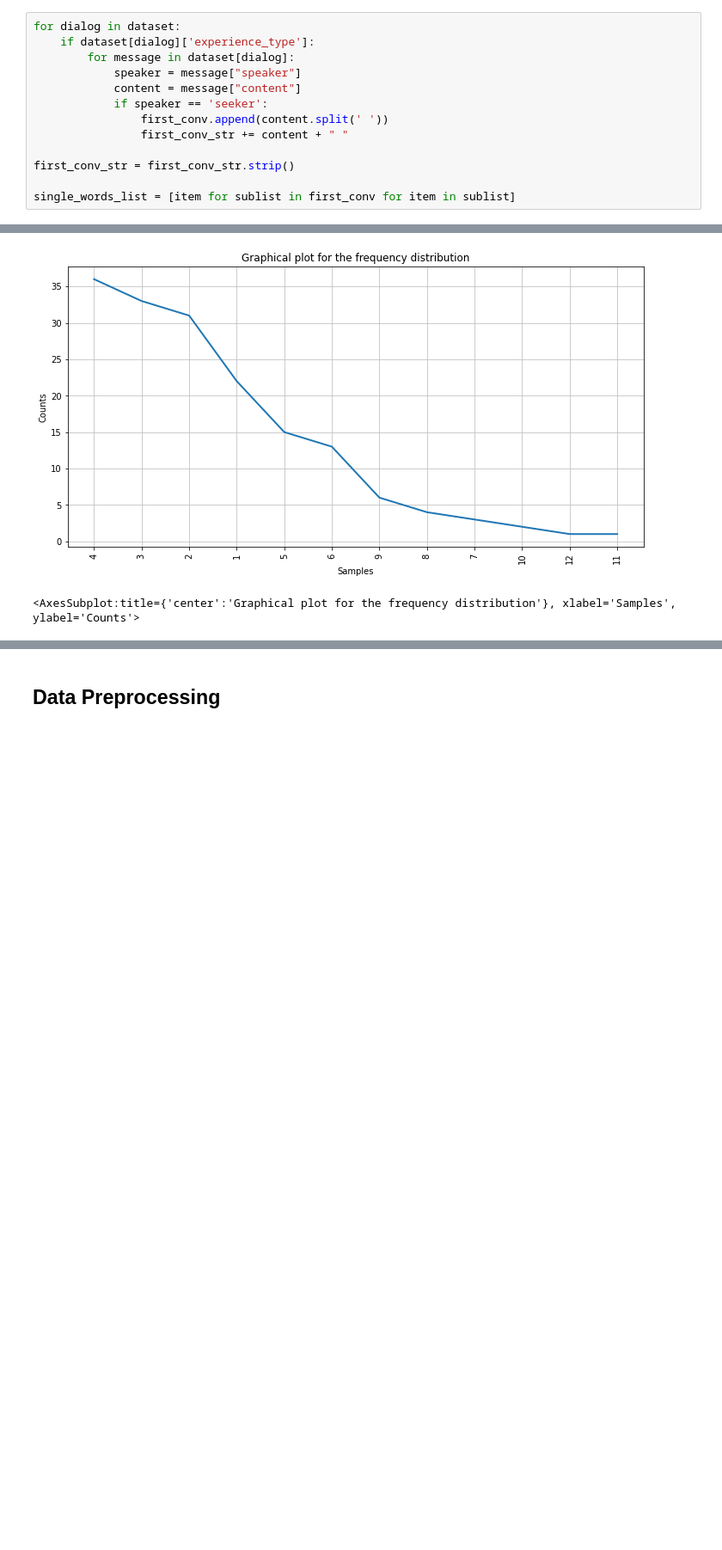
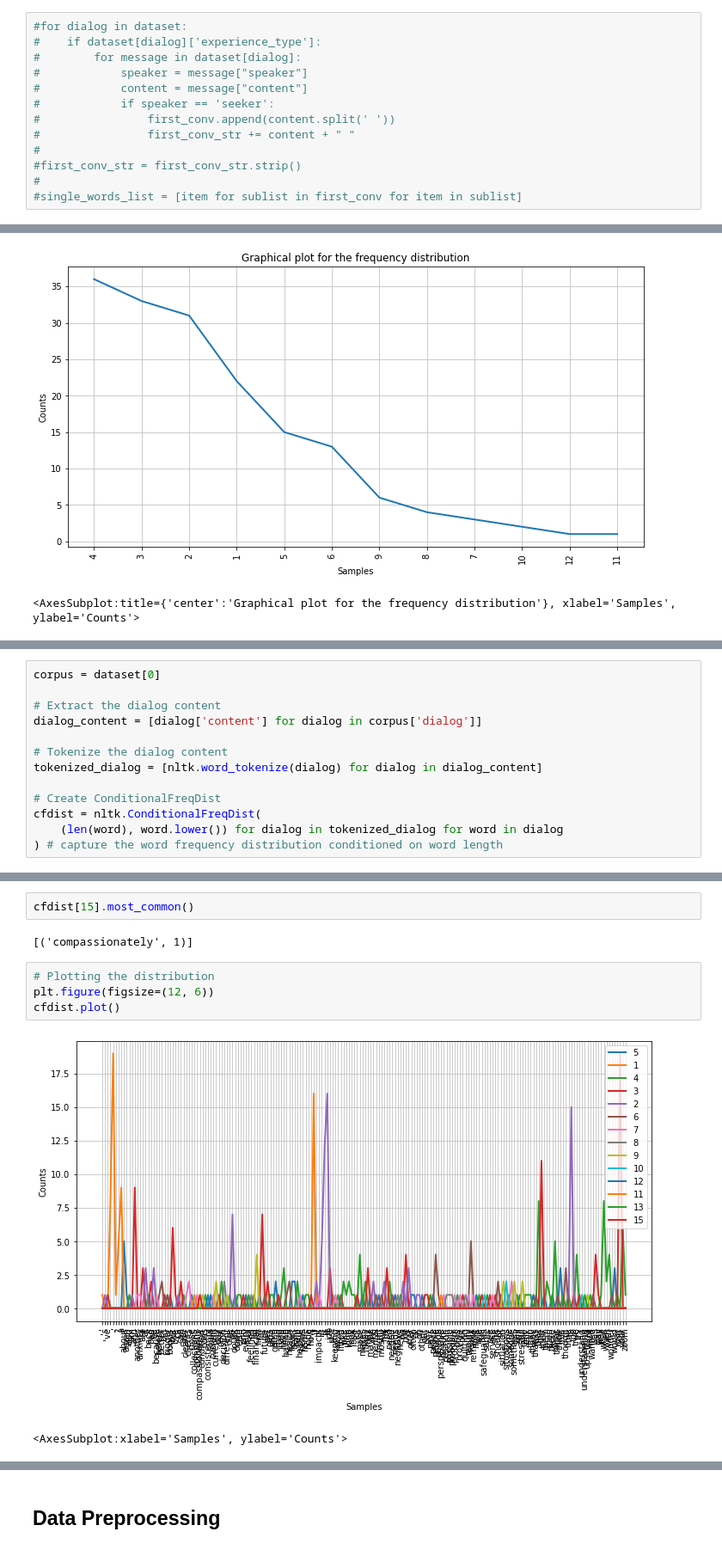
Before and after one commit to JuliaWieczorek/SupportSystem, a Jupyter notebook: SupportSystem.ipynb, the cells around one changed output, grey strips where cells are left out. Shown at 86% size. Drawn from its saved outputs; the diff is of its cells as text; blank space fills up the shorter version.

Commit message:
conditional frequency distribution && unusual words

```diff
--- a/SupportSystem.ipynb
+++ b/SupportSystem.ipynb
@@ -283,18 +283,18 @@ text.dispersion_plot(['I', 'what', 'job', 'Hello']) #za krotka konwersacja?
 # %% [output]
 [figure]
 # %%
-for dialog in dataset:
-    if dataset[dialog]['experience_type']:
-        for message in dataset[dialog]:
-            speaker = message["speaker"]
-            content = message["content"]
-            if speaker == 'seeker':
-                first_conv.append(content.split(' '))
-                first_conv_str += content + " "
-
-first_conv_str = first_conv_str.strip()
-
-single_words_list = [item for sublist in first_conv for item in sublist]
+#for dialog in dataset:
+#    if dataset[dialog]['experience_type']:
+#        for message in dataset[dialog]:
+#            speaker = message["speaker"]
+#            content = message["content"]
+#            if speaker == 'seeker':
+#                first_conv.append(content.split(' '))
+#                first_conv_str += content + " "
+#
+#first_conv_str = first_conv_str.strip()
+#
+#single_words_list = [item for sublist in first_conv for item in sublist]
 # %% [output]
 TypeError: list indices must be integers or slices, not dict
 # %% [markdown]
@@ -383,0 +388,13 @@ fdist.plot(50)
+# %%
+corpus = dataset[0]
+
+# Extract the dialog content
+dialog_content = [dialog['content'] for dialog in corpus['dialog']]
+
+# Tokenize the dialog content
+tokenized_dialog = [nltk.word_tokenize(dialog) for dialog in dialog_content]
+
+# Create ConditionalFreqDist
+cfdist = nltk.ConditionalFreqDist(
+    (len(word), word.lower()) for dialog in tokenized_dialog for word in dialog
+) # capture the word frequency distribution conditioned on word length
@@ -383,0 +449,11 @@ fdist.plot(50)
+# %%
+cfdist[15].most_common()
+# %% [output]
+[('compassionately', 1)]
+# %%
+# Plotting the distribution
+plt.figure(figsize=(12, 6))
+cfdist.plot()
+# %% [output]
+[figure, added]
+<AxesSubplot:xlabel='Samples', ylabel='Counts'>
```
Also changed, not shown: parts of 14 cells of this notebook, 1 other file.
